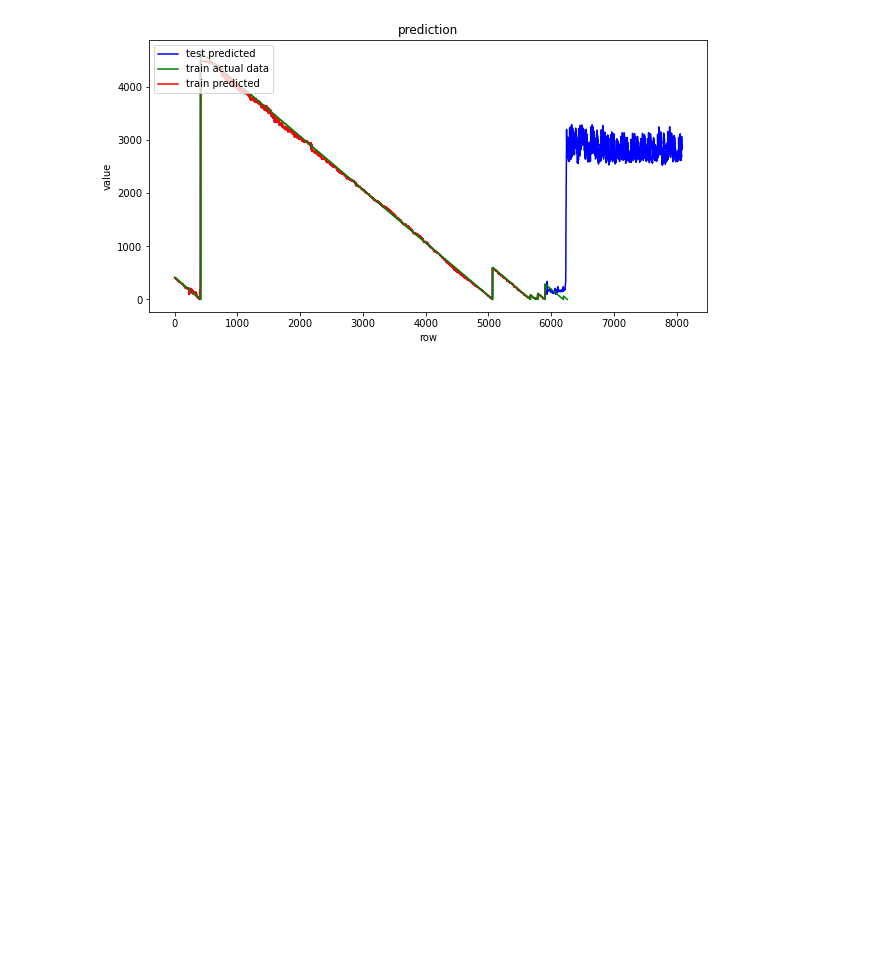
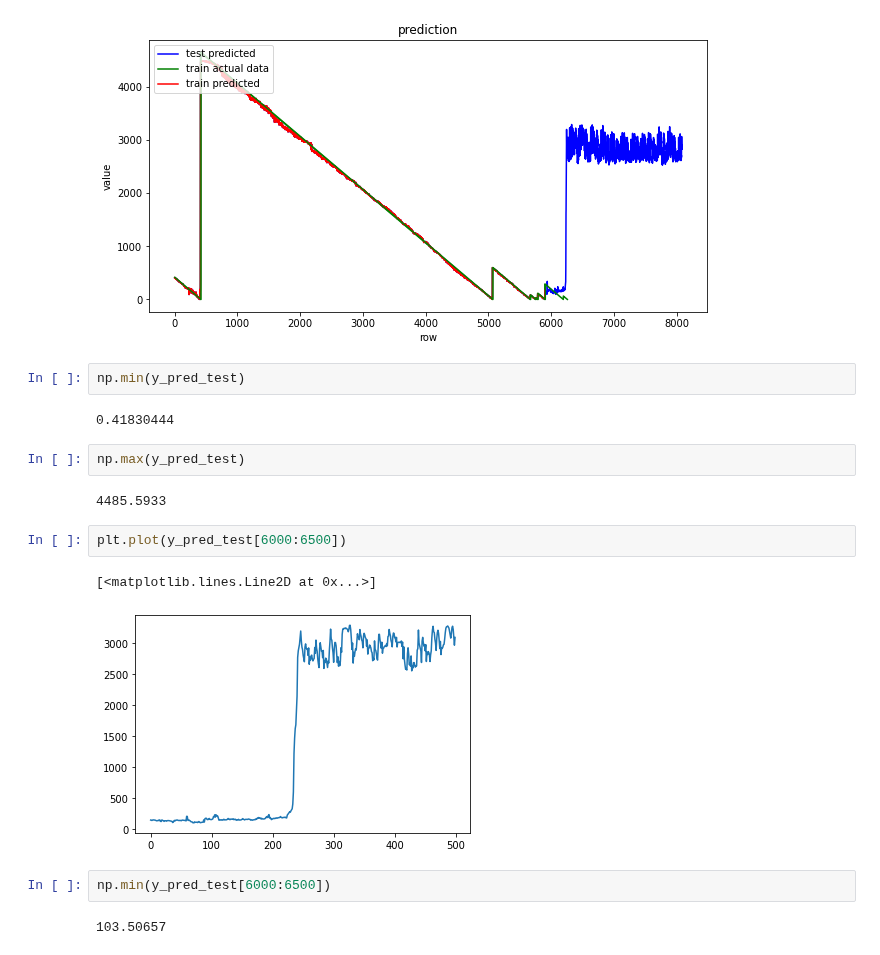
Before and after one commit to MustafaBozkurt84/predictive-maintanance-LSTM, a Jupyter notebook: Lstm_Predictive_maintenance_regression.ipynb, the cells around one changed output. Cells and saved outputs as stored; diff of their text form; blank space fills up the shorter version.

```diff
--- a/Lstm_Predictive_maintenance_regression.ipynb
+++ b/Lstm_Predictive_maintenance_regression.ipynb
@@ -455,3 +455,20 @@ if os.path.isfile(model_path):
     fig_verify.savefig("model_regression_verify.png")
 # %% [output]
 [figure]
+# %%
+np.min(y_pred_test)
+# %% [output]
+0.41830444
+# %%
+np.max(y_pred_test)
+# %% [output]
+4485.5933
+# %%
+plt.plot(y_pred_test[6000:6500])
+# %% [output]
+[<matplotlib.lines.Line2D at 0x...>]
+[figure, added]
+# %%
+np.min(y_pred_test[6000:6500])
+# %% [output]
+103.50657
```
